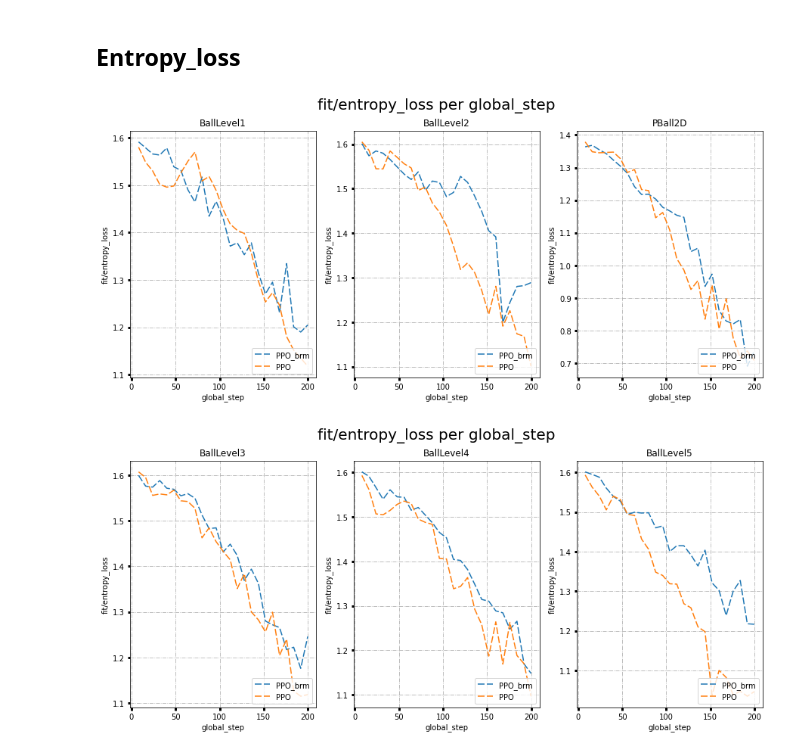
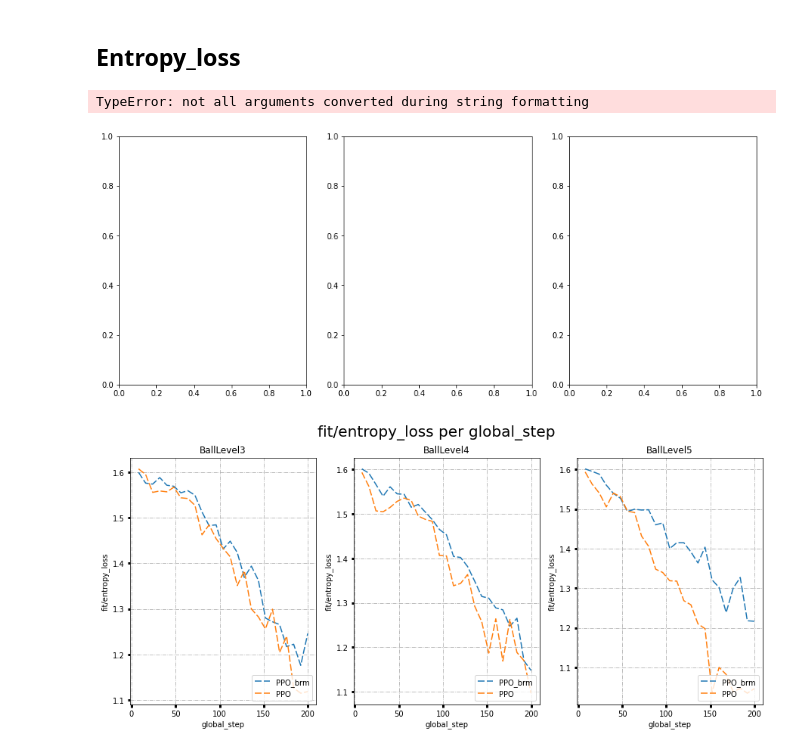
Before and after one commit to kim0n0/rlberry, a Jupyter notebook: benchmark_ppo_trpo.ipynb, the cells around one changed output. Drawn from its saved outputs; the diff is of its cells as text; code cells hidden in the pictures.

Commit message:
Update with entropy_loss graphes

```diff
--- a/benchmark_ppo_trpo.ipynb
+++ b/benchmark_ppo_trpo.ipynb
@@ -119,14 +119,34 @@ graph_plot(benchmark_used,algorithm, tag)
 [figure]
 # %% [markdown]
 ## Entropy_loss
+# %%
+def graph_plot(benchmark_used,algorithm, tags):
+    fig, ax = plt.subplots(1,len(benchmark_used),figsize=(15,6))
+
+    colors= {'PPO_brm' : 'r', 'PPO': 'b'}
+
+    for idx,bench in enumerate(benchmark_used):
+        for algo in algorithm:
+            df = benchmark[algo + '_' + bench +  '.csv']
+            for tag in tags:
+                ax[idx].plot(df[df.tag == tag].global_step,  df[df.tag == tag].value, label=algo, dashes=[6, 2], color=)
+
+        plt.suptitle(f"{tag} per global_step\n", size=20)
+        ax[idx].set_xlabel("global_step")
+        ax[idx].set_ylabel(f"{tag}")
+        ax[idx].grid(True, linestyle='-.')
+        ax[idx].set_title(f"{bench}")
+        ax[idx].tick_params(labelsize='medium', width=3)
+        ax[idx].legend(loc='lower right')
 # %%
 benchmark_used = ['BallLevel1','BallLevel2','PBall2D']
 algorithm = ['PPO_brm', 'PPO']
-tag = 'fit/entropy_loss'
+tag = ['fit/entropy_loss','fit/surrogate_loss'] #,'fit/value_fct_loss']
 
 graph_plot(benchmark_used,algorithm, tag)
 # %% [output]
+TypeError: not all arguments converted during string formatting
-[figure, old version]
+[figure, new version]
 # %%
 benchmark_used = ['BallLevel3','BallLevel4','BallLevel5']
 algorithm = ['PPO_brm', 'PPO']
```
